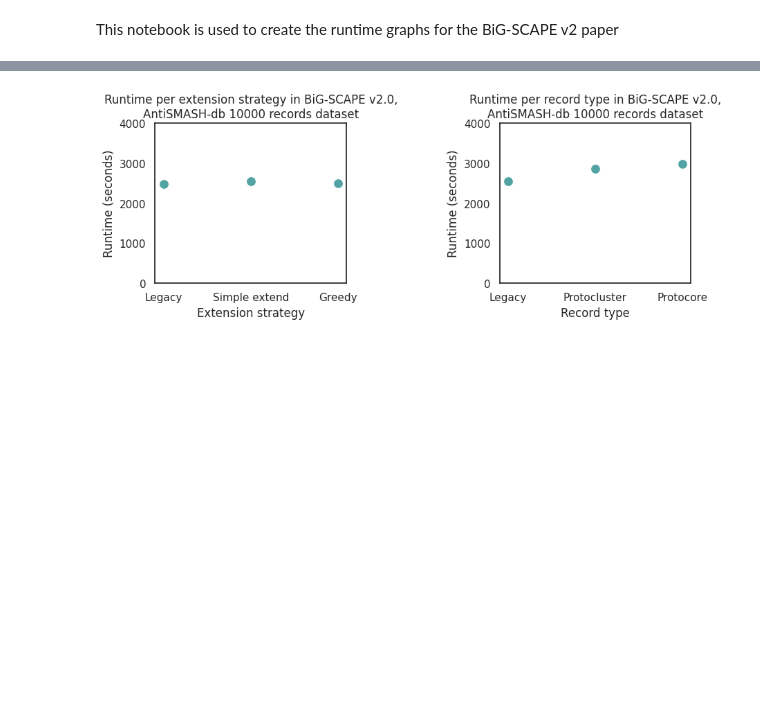
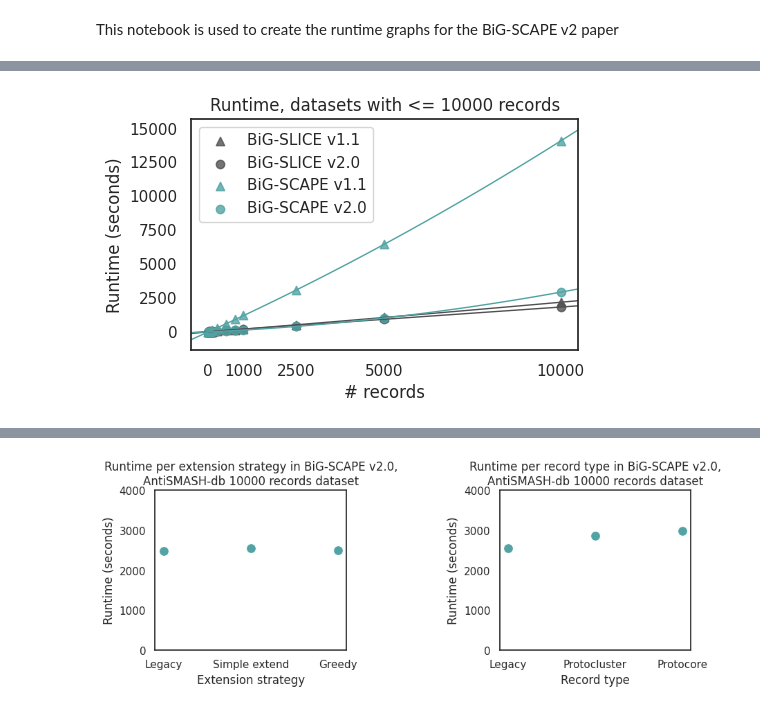
Before and after one commit to adraismawur/bigscape-v2-notebooks, a Jupyter notebook: runtimes.ipynb, the cells around one changed output, grey strips where cells are left out. Cells and saved outputs as stored; diff of their text form; code cells hidden in the pictures; blank space fills up the shorter version.

```diff
--- a/runtimes.ipynb
+++ b/runtimes.ipynb
@@ -1,6 +1,7 @@
 # %% [markdown]
 This notebook is used to create the runtime graphs for the BiG-SCAPE v2 paper
 # %%
+import matplotlib as mpl
 import matplotlib.pyplot as plt
 import seaborn as sns
 import pandas as pd
@@ -18,6 +19,16 @@ COLORS = {
     "antismash_red": "#AA0000",
     "bigslice_grey": "#515154",
 }
+
+totals_colors = [
+    COLORS["bigslice_grey"],
+    COLORS["bigslice_grey"],
+    COLORS["bigscape_blue"],
+    COLORS["bigscape_blue"],
+]
+
+# make the font type editable in the svg
+mpl.rcParams["svg.fonttype"] = "none"
 # %%
 # load data
 # bs1 csv: size,sample,start,hmm_scan,hmm_align,distance_calc,cc_gen,total
@@ -80,6 +91,13 @@ totals["BiG-SCAPE v2.0"] = bigscape_v2_matrix["total"]
 # average
 totals = totals.groupby(["size"]).mean()
 
+# IMPORTANT: this is a manually calculated total time for BiG-SCAPE v1 at 50000 samples
+# this run did not finish. This was calculated by calculating the difference between
+# the oldest file or folder found in the results, and the youngest file or folder found.
+# 'stat' command was used to get a time down to the second
+# see the output_stat_oldest and output_stat_youngest files for output used
+totals.loc[50000, "BiG-SCAPE v1.1"] = 148016
+
 
 totals["size"] = totals.index.get_level_values(0)
 # re-add size as a column
@@ -333,0 +219,80 @@ fig.savefig("bigscape_runtimes.svg")
+# %%
+fig, axes = plt.subplots(1, 1, figsize=(5, 3))
+
+## b) total runtimes for sample sizes <= 10000
+# generate plot
+
+## trend lines first
+# bigslice v1
+sns.regplot(
+    label="BiG-SLICE v1.1",
+    ax=axes,
+    data=totals[totals["Tool"].str.contains("BiG-SLICE v1.1")][totals["size"] <= 10000],
+    x="size",
+    y="total",
+    marker="^",
+    color=COLORS["bigslice_grey"],
+    truncate=False,
+    order=2,
+    line_kws={"linewidth": 1},
+    ci=None,
+)
+# bigslice v2
+sns.regplot(
+    label="BiG-SLICE v2.0",
+    ax=axes,
+    data=totals[totals["Tool"].str.contains("BiG-SLICE v2.0")][totals["size"] <= 10000],
+    x="size",
+    y="total",
+    marker="o",
+    color=COLORS["bigslice_grey"],
+    truncate=False,
+    order=2,
+    line_kws={"linewidth": 1},
+    ci=None,
+)
+# bigscape v1
+sns.regplot(
+    label="BiG-SCAPE v1.1",
+    ax=axes,
+    data=totals[totals["Tool"].str.contains("BiG-SCAPE v1.1")][totals["size"] <= 10000],
+    x="size",
+    y="total",
+    marker="^",
+    color=COLORS["bigscape_blue"],
+    truncate=False,
+    order=2,
+    line_kws={"linewidth": 1},
+    ci=None,
+)
+# bigscape v2
+sns.regplot(
+    label="BiG-SCAPE v2.0",
+    ax=axes,
+    data=totals[totals["Tool"].str.contains("BiG-SCAPE v2.0")][totals["size"] <= 10000],
+    x="size",
+    y="total",
+    marker="o",
+    color=COLORS["bigscape_blue"],
+    truncate=False,
+    order=2,
+    line_kws={"linewidth": 1},
+    ci=None,
+)
+
+# title
+axes.set_title("Runtime, datasets with <= 10000 records")
+
+# x axis options
+axes.set_xlabel("# records")
+axes.set_xticks([0, 1000, 2500, 5000, 10000])
+
+# y axis options
+axes.set_ylabel("Runtime (seconds)")
+
+# legend
+axes.legend(loc="upper left")
+
+fig.savefig("bigscape_runtimes_totals_sub_10000.svg", pad_inches=0.5, bbox_inches="tight")
+# %% [output]
+[figure, added]
```
Also changed, not shown: parts of 2 cells of this notebook, 3 other files.
